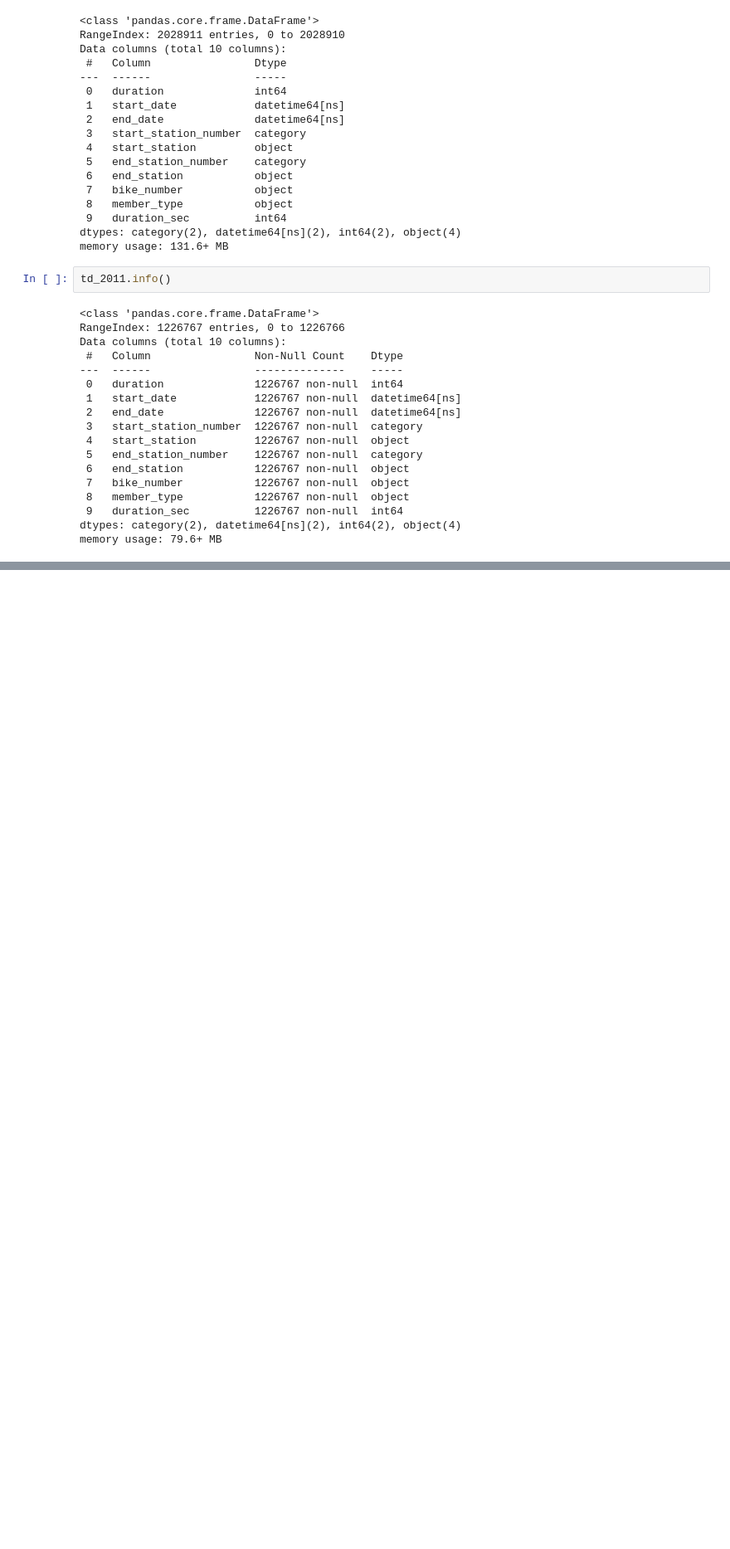
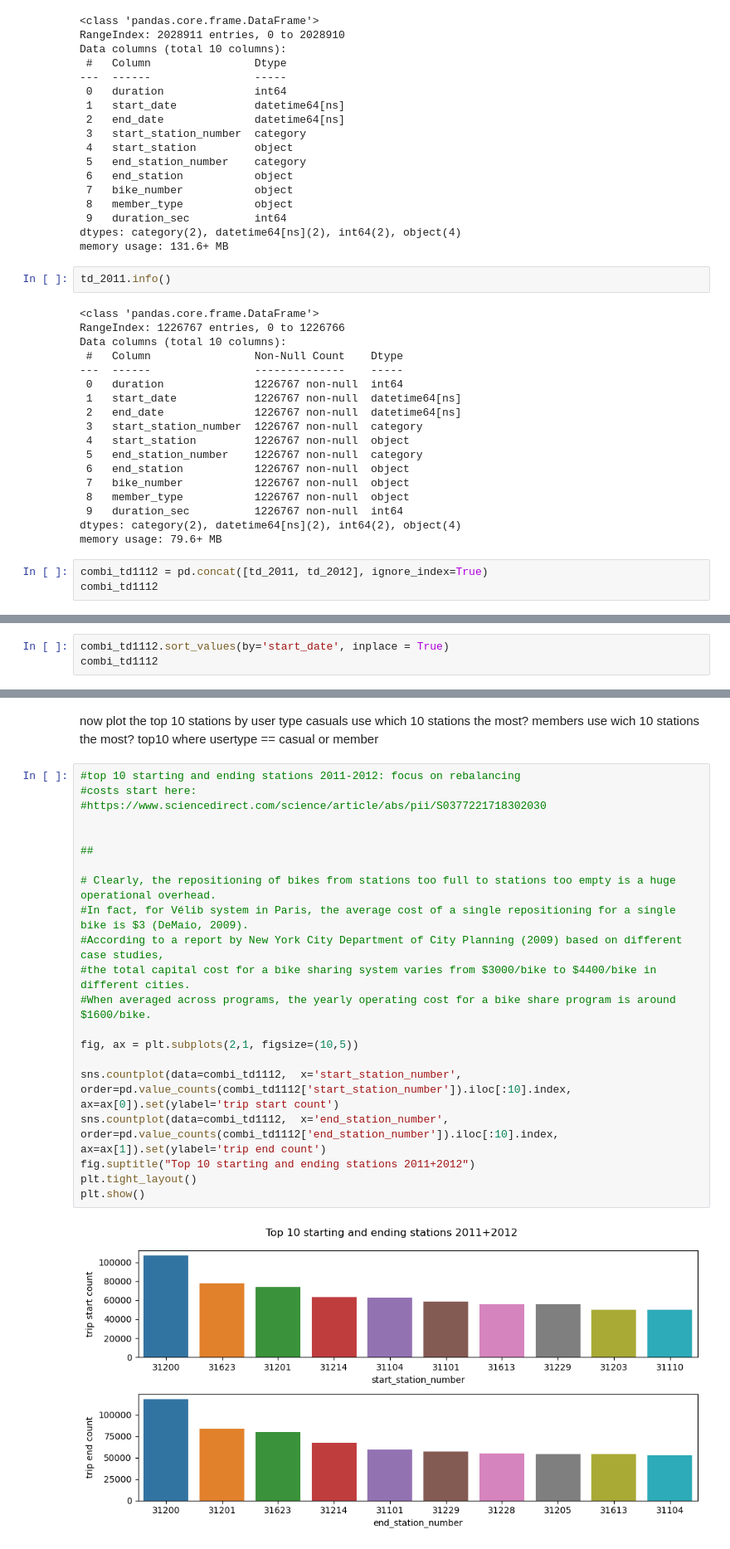
Before and after one commit to cdb8675309/Project3_Sprint-2, a Jupyter notebook: P3_S2.ipynb, the cells around one changed output, grey strips where cells are left out. Shown at 83% size. Saved outputs shown, nothing was run; the diff lists cells and outputs as text; blank space fills up the shorter version.

Commit message:
"Combined 2011 2012 trip datasets, some plots"

```diff
--- a/P3_S2.ipynb
+++ b/P3_S2.ipynb
@@ -437,3 +439,6 @@ Data columns (total 10 columns):
  9   duration_sec          1226767 non-null  int64
 dtypes: category(2), datetime64[ns](2), int64(2), object(4)
 memory usage: 79.6+ MB
+# %%
+combi_td1112 = pd.concat([td_2011, td_2012], ignore_index=True)
+combi_td1112
@@ -439,0 +468,3 @@ memory usage: 79.6+ MB
+# %%
+combi_td1112.sort_values(by='start_date', inplace = True)
+combi_td1112
@@ -439,0 +485,28 @@ memory usage: 79.6+ MB
+# %% [markdown]
+now plot the top 10 stations by user type
+casuals use which 10 stations the most?
+members use wich 10 stations the most?
+top10 where usertype == casual or member
+# %%
+#top 10 starting and ending stations 2011-2012: focus on rebalancing
+#costs start here:
+#https://www.sciencedirect.com/science/article/abs/pii/S0377221718302030
+
+
+##
+
+# Clearly, the repositioning of bikes from stations too full to stations too empty is a huge operational overhead.
+#In fact, for Vélib system in Paris, the average cost of a single repositioning for a single bike is $3 (DeMaio, 2009).
+#According to a report by New York City Department of City Planning (2009) based on different case studies,
+#the total capital cost for a bike sharing system varies from $3000/bike to $4400/bike in different cities.
+#When averaged across programs, the yearly operating cost for a bike share program is around $1600/bike.
+
+fig, ax = plt.subplots(2,1, figsize=(10,5))
+
+sns.countplot(data=combi_td1112,  x='start_station_number', order=pd.value_counts(combi_td1112['start_station_number']).iloc[:10].index, ax=ax[0]).set(ylabel='trip start count')
+sns.countplot(data=combi_td1112,  x='end_station_number', order=pd.value_counts(combi_td1112['end_station_number']).iloc[:10].index, ax=ax[1]).set(ylabel='trip end count')
+fig.suptitle("Top 10 starting and ending stations 2011+2012")
+plt.tight_layout()
+plt.show()
+# %% [output]
+[figure, added]
```
Also changed, not shown: parts of 6 cells of this notebook.
